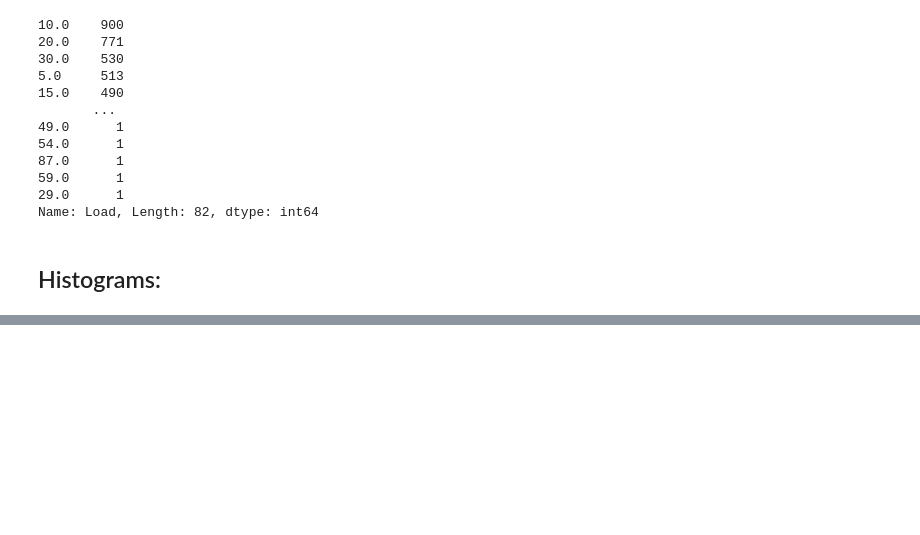
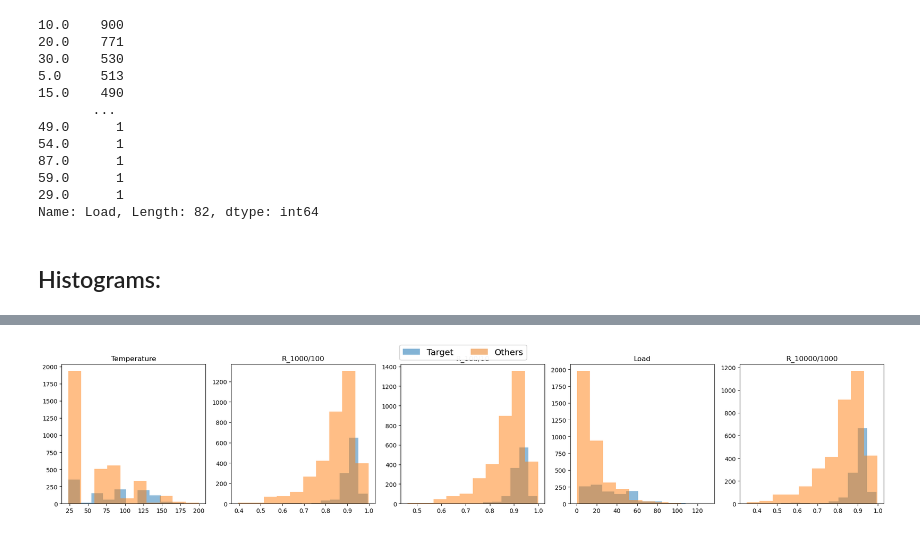
Before and after one commit to HectorLob/Creep_Prediction, a Jupyter notebook: notebooks/EDA.ipynb, the cells around one changed output, grey strips where cells are left out. Saved outputs shown, nothing was run; the diff lists cells and outputs as text; code cells hidden in the pictures; blank space fills up the shorter version.

```diff
--- a/notebooks/EDA.ipynb
+++ b/notebooks/EDA.ipynb
@@ -202,0 +237,3 @@ plot_histograms([df_no_fiber, df_fiber], label_list=['No fiber', 'Fiber'], n_bin
+# %%
+model_df = pd.read_parquet('../data/02_intermediate/model_data.pq')
+model_df
@@ -202,0 +254,3 @@ plot_histograms([df_no_fiber, df_fiber], label_list=['No fiber', 'Fiber'], n_bin
+# %%
+info = pd.read_parquet('../data/02_intermediate/info_data.pq')
+info
@@ -202,0 +273,18 @@ plot_histograms([df_no_fiber, df_fiber], label_list=['No fiber', 'Fiber'], n_bin
+# %%
+df_ = model_df.copy()
+print(f'Number of samples: {len(df_)}')
+
+PA_rows = info.loc[info.Polymer.str.contains('PA6'), :].index.to_list()
+print(f'Number of PA6 samples: {len(PA_rows)}')
+
+GF_rows = info.loc[info.Fiber_type == 'GF', :].index.to_list()
+print(f'Number of GF samples: {len(GF_rows)}')
+
+ultramid_rows = info.loc[info.Family == 'Ultramid®', :].index.to_list()
+print(f'Number of Ultramid samples: {len(ultramid_rows)}')
+
+#df_target = df_.loc[(df_.index.isin(PA_rows)) & (df_.index.isin(GF_rows)) & (~df_.index.isin(ultramid_rows)), :]
+df_target = df_.loc[(df_.index.isin(PA_rows)) & (df_.index.isin(GF_rows)), :]
+df_others = df_.loc[~df_.index.isin(df_target.index)]
+
+print(f'Number of target samples: {len(df_target)}')
@@ -202,0 +307,5 @@ plot_histograms([df_no_fiber, df_fiber], label_list=['No fiber', 'Fiber'], n_bin
+# %%
+plot_histograms([df_target.select_dtypes(include=np.number), df_others.select_dtypes(include=np.number)],
+                label_list=['Target', 'Others'], n_cols=5)
+# %% [output]
+[figure, added]
```
Also changed, not shown: parts of 16 cells of this notebook, 14 other files.
